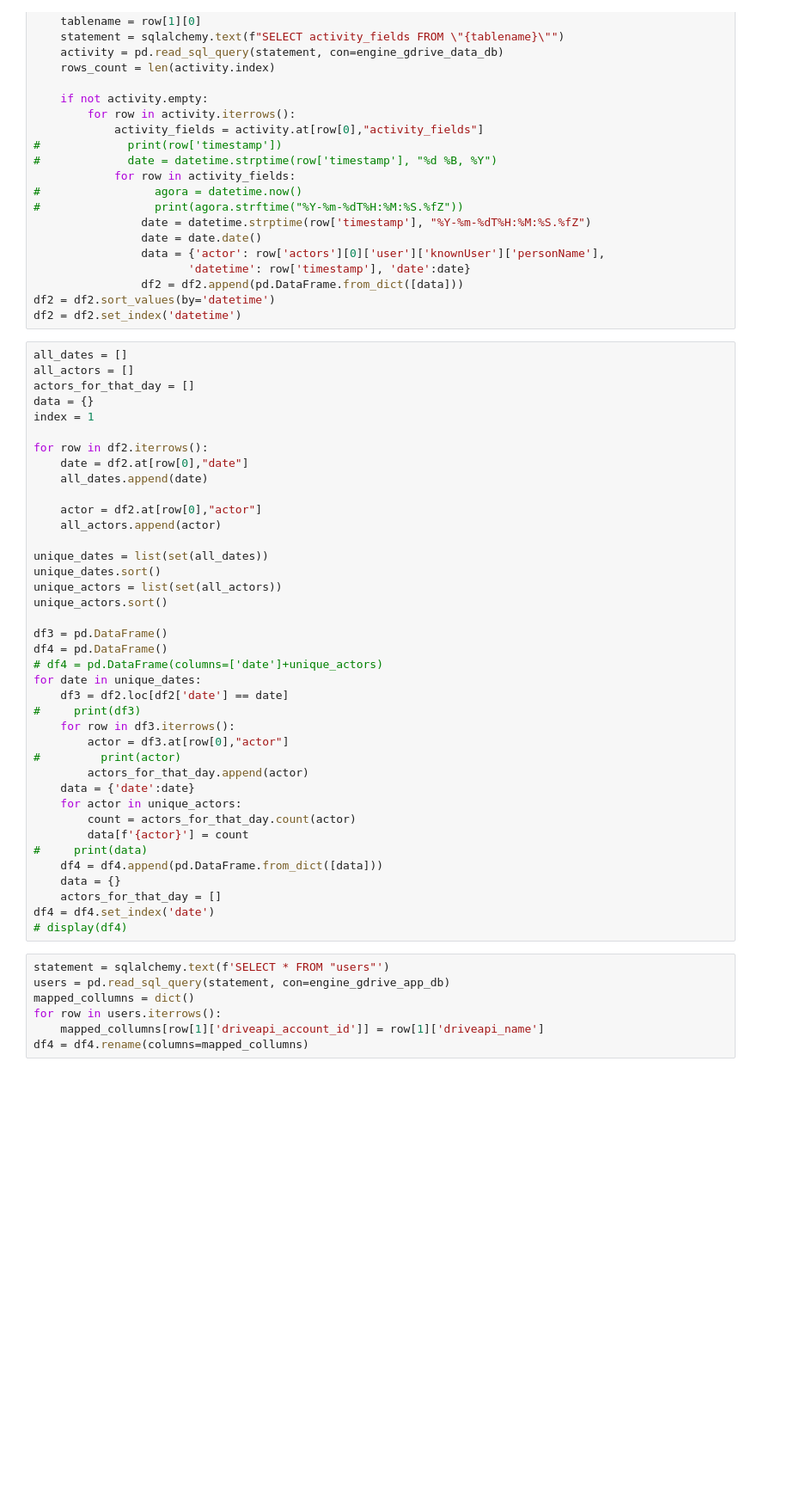
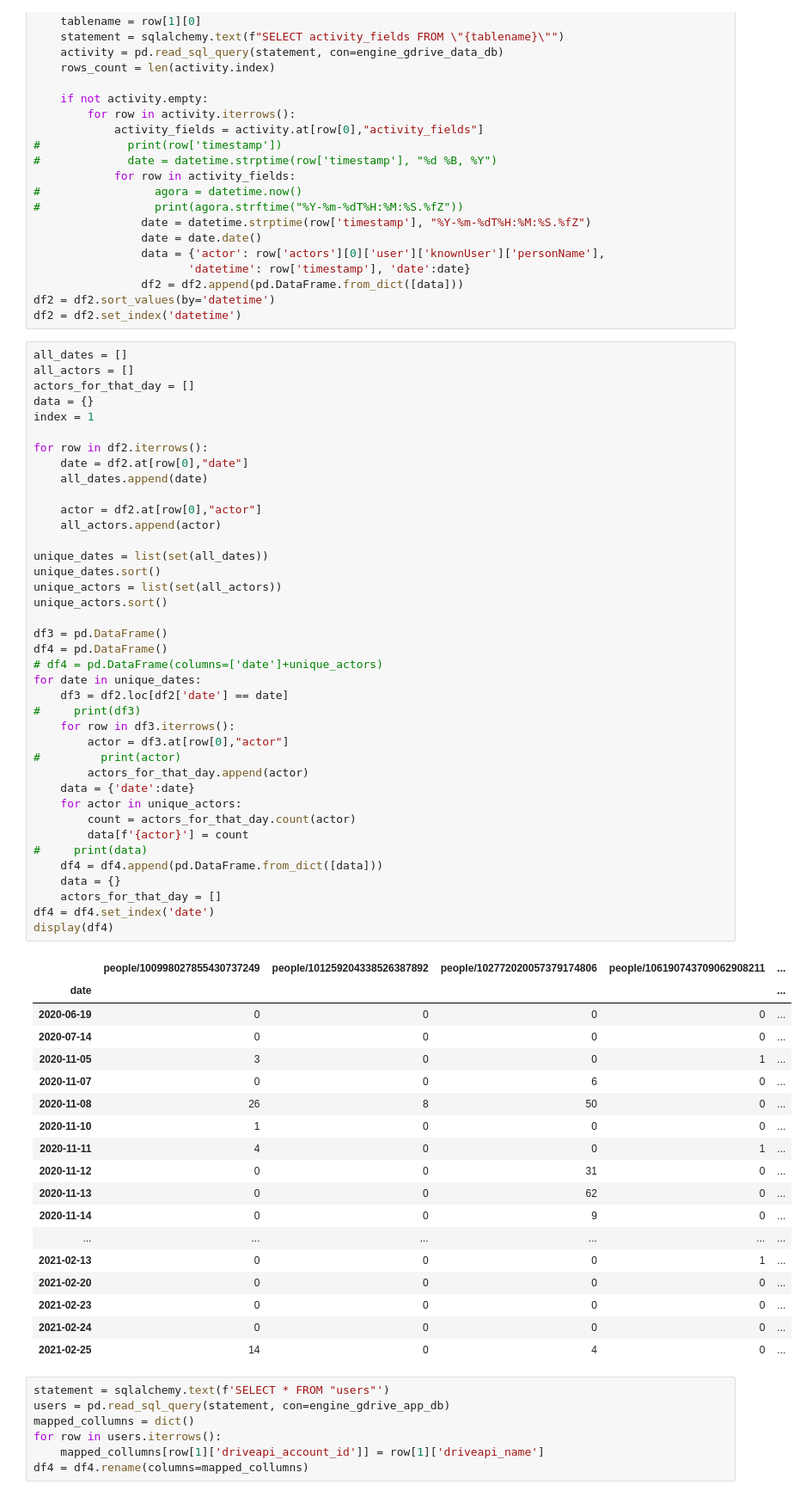
Before and after one commit to cgmontenegro/pbla-data-explorer, a Jupyter notebook: notebooks/analytics.ipynb, the cells around one changed output. Shown: that part at 86% size. Drawn from its saved outputs; the diff is of its cells as text; blank space fills up the shorter version.

```diff
--- a/notebooks/analytics.ipynb
+++ b/notebooks/analytics.ipynb
@@ -56,34 +56,53 @@ for row in df2.iterrows():
     date = df2.at[row[0],"date"]
     all_dates.append(date)
 
     actor = df2.at[row[0],"actor"]
     all_actors.append(actor)
 
 unique_dates = list(set(all_dates))
 unique_dates.sort()
 unique_actors = list(set(all_actors))
 unique_actors.sort()
 
 df3 = pd.DataFrame()
 df4 = pd.DataFrame()
 # df4 = pd.DataFrame(columns=['date']+unique_actors)
 for date in unique_dates:
     df3 = df2.loc[df2['date'] == date]
 #     print(df3)
     for row in df3.iterrows():
         actor = df3.at[row[0],"actor"]
 #         print(actor)
         actors_for_that_day.append(actor)
     data = {'date':date}
     for actor in unique_actors:
         count = actors_for_that_day.count(actor)
         data[f'{actor}'] = count
 #     print(data)
     df4 = df4.append(pd.DataFrame.from_dict([data]))
     data = {}
     actors_for_that_day = []
 df4 = df4.set_index('date')
-# display(df4)
+display(df4)
+# %% [output]
+|  | people/100998027855430737249 | people/101259204338526387892 | people/102772020057379174806 | people/106190743709062908211 | ... |
+| date |  |  |  |  | ... |
+| 2020-06-19 | 0 | 0 | 0 | 0 | ... |
+| 2020-07-14 | 0 | 0 | 0 | 0 | ... |
+| 2020-11-05 | 3 | 0 | 0 | 1 | ... |
+| 2020-11-07 | 0 | 0 | 6 | 0 | ... |
+| 2020-11-08 | 26 | 8 | 50 | 0 | ... |
+| 2020-11-10 | 1 | 0 | 0 | 0 | ... |
+| 2020-11-11 | 4 | 0 | 0 | 1 | ... |
+| 2020-11-12 | 0 | 0 | 31 | 0 | ... |
+| 2020-11-13 | 0 | 0 | 62 | 0 | ... |
+| 2020-11-14 | 0 | 0 | 9 | 0 | ... |
+| ... | ... | ... | ... | ... | ... |
+| 2021-02-13 | 0 | 0 | 0 | 1 | ... |
+| 2021-02-20 | 0 | 0 | 0 | 0 | ... |
+| 2021-02-23 | 0 | 0 | 0 | 0 | ... |
+| 2021-02-24 | 0 | 0 | 0 | 0 | ... |
+| 2021-02-25 | 14 | 0 | 4 | 0 | ... |
 # %%
 statement = sqlalchemy.text(f'SELECT * FROM "users"')
 users = pd.read_sql_query(statement, con=engine_gdrive_app_db)
```
Also changed, not shown: parts of 1 cell of this notebook.
